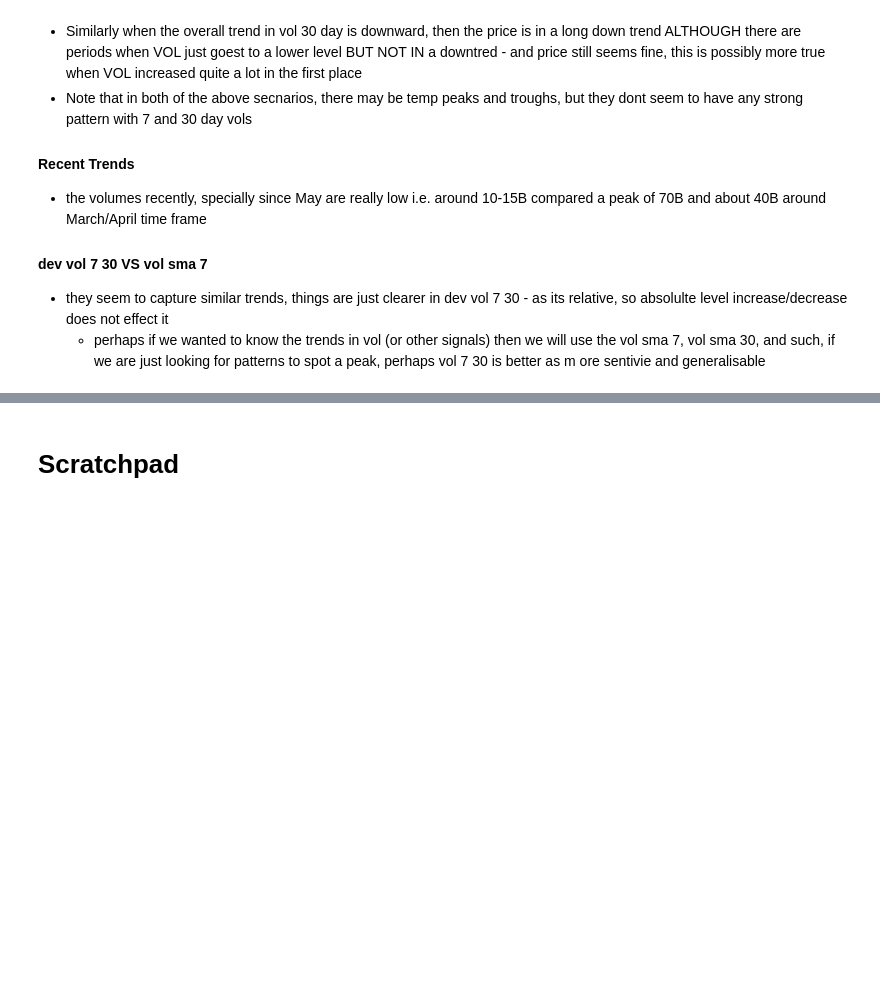
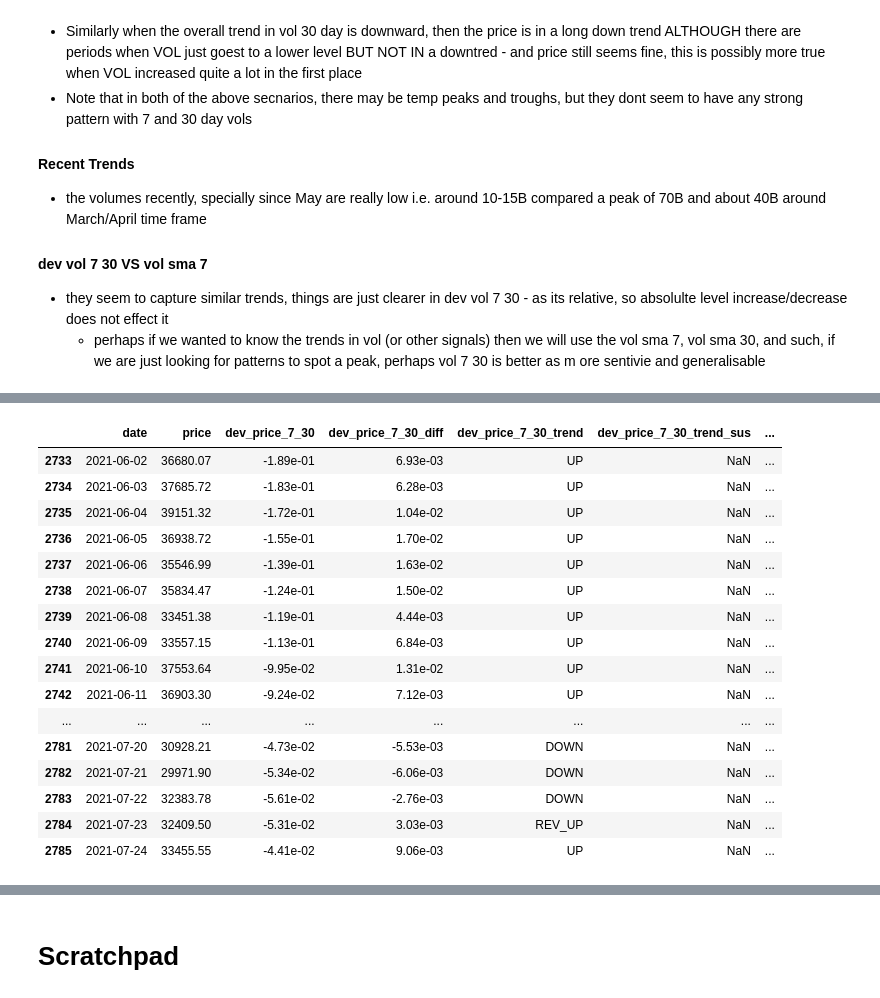
Before and after one commit to abhishek4563/crypto-trading-app, a Jupyter notebook: Algov0.2AlgoDev.ipynb, the cells around one changed output, grey strips where cells are left out. Saved outputs shown, nothing was run; the diff lists cells and outputs as text; code cells hidden in the pictures; blank space fills up the shorter version.

```diff
--- a/Algov0.2AlgoDev.ipynb
+++ b/Algov0.2AlgoDev.ipynb
@@ -311,0 +350,9 @@ start date: 2023-01-08 00:00:00 end date: 2023-07-07 00:00:00
+# %%
+# if it is up right now, and t-1 is up and t-2 is rev up = then dev_price_7_30_trend_sus =REV_UP_SUS
+btc_hist_prices_1= btc_hist_prices.shift()
+btc_hist_prices_2= btc_hist_prices_1.shift()
+for index,row in btc_hist_prices.iterrows():
+    if ((row['dev_price_7_30_trend'] == 'UP') & (btc_hist_prices_1.loc[index,'dev_price_7_30_trend']=='UP') & (btc_hist_prices_2.loc[index,'dev_price_7_30_trend']=='REV_UP')):
+        btc_hist_prices.at[index,'dev_price_7_30_trend_sus']='REV_UP_SUS'
+    elif ((row['dev_price_7_30_trend'] == 'DOWN') & (btc_hist_prices_1.loc[index,'dev_price_7_30_trend']=='DOWN') & (btc_hist_prices_2.loc[index,'dev_price_7_30_trend']=='REV_DOWN')):
+        btc_hist_prices.at[index,'dev_price_7_30_trend_sus']='REV_DOWN_SUS'
@@ -311,0 +412,20 @@ start date: 2023-01-08 00:00:00 end date: 2023-07-07 00:00:00
+# %%
+btc_hist_prices[(btc_hist_prices['date']>'2021-06-01') & (btc_hist_prices['date']<'2021-07-25')] [['date','price','dev_price_7_30','dev_price_7_30_diff','dev_price_7_30_trend','dev_price_7_30_trend_sus', 'signal', 'trade_reco']]
+# %% [output]
+|  | date | price | dev_price_7_30 | dev_price_7_30_diff | dev_price_7_30_trend | dev_price_7_30_trend_sus | ... |
+| 2733 | 2021-06-02 | 36680.07 | -1.89e-01 | 6.93e-03 | UP | NaN | ... |
+| 2734 | 2021-06-03 | 37685.72 | -1.83e-01 | 6.28e-03 | UP | NaN | ... |
+| 2735 | 2021-06-04 | 39151.32 | -1.72e-01 | 1.04e-02 | UP | NaN | ... |
+| 2736 | 2021-06-05 | 36938.72 | -1.55e-01 | 1.70e-02 | UP | NaN | ... |
+| 2737 | 2021-06-06 | 35546.99 | -1.39e-01 | 1.63e-02 | UP | NaN | ... |
+| 2738 | 2021-06-07 | 35834.47 | -1.24e-01 | 1.50e-02 | UP | NaN | ... |
+| 2739 | 2021-06-08 | 33451.38 | -1.19e-01 | 4.44e-03 | UP | NaN | ... |
+| 2740 | 2021-06-09 | 33557.15 | -1.13e-01 | 6.84e-03 | UP | NaN | ... |
+| 2741 | 2021-06-10 | 37553.64 | -9.95e-02 | 1.31e-02 | UP | NaN | ... |
+| 2742 | 2021-06-11 | 36903.30 | -9.24e-02 | 7.12e-03 | UP | NaN | ... |
+| ... | ... | ... | ... | ... | ... | ... | ... |
+| 2781 | 2021-07-20 | 30928.21 | -4.73e-02 | -5.53e-03 | DOWN | NaN | ... |
+| 2782 | 2021-07-21 | 29971.90 | -5.34e-02 | -6.06e-03 | DOWN | NaN | ... |
+| 2783 | 2021-07-22 | 32383.78 | -5.61e-02 | -2.76e-03 | DOWN | NaN | ... |
+| 2784 | 2021-07-23 | 32409.50 | -5.31e-02 | 3.03e-03 | REV_UP | NaN | ... |
+| 2785 | 2021-07-24 | 33455.55 | -4.41e-02 | 9.06e-03 | UP | NaN | ... |
```
Also changed, not shown: parts of 59 cells of this notebook, 2 other files.
